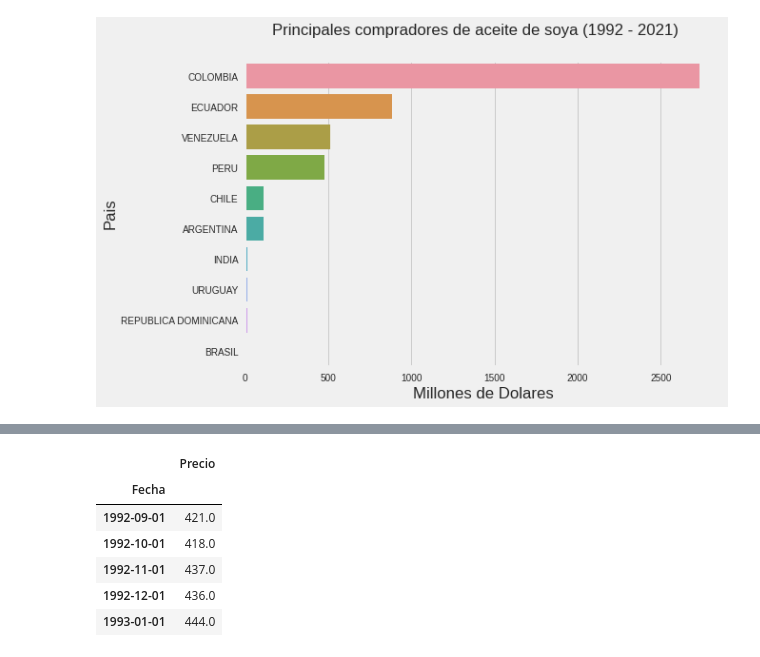
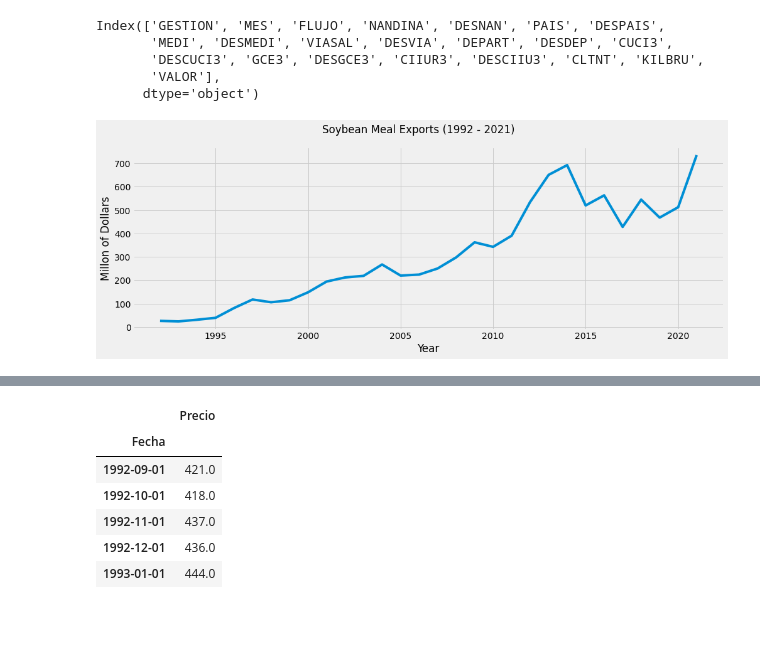
Before and after one commit to AdoxNotFound/nontraditional_exports_bolivia, a Jupyter notebook: 3. individual_analysis.ipynb, the cells around one changed output, grey strips where cells are left out. Drawn from its saved outputs; the diff is of its cells as text; code cells hidden in the pictures; blank space fills up the shorter version.

```diff
--- a/3. individual_analysis.ipynb
+++ b/3. individual_analysis.ipynb
@@ -26,16 +9,0 @@ plt.style.use('fivethirtyeight')
-# %%
-def cuci_expo(df, cuci, col, nombre):
-  df = df[(df['GESTION'] <= 2021) & (df['CUCI3'] == cuci)].groupby(['GESTION'])[col].sum().div(1000000).reset_index()
-  #df = df.rename(columns={"GESTION": "YEAR", "MES": "MONTH"})
-  #df['DATE'] = pd.to_datetime(df[['YEAR', 'MONTH']].assign(DAY=1))
-  #df = df.set_index('DATE')
-  df.fillna(0, inplace=True)
-  fig, axes = plt.subplots(figsize=(15, 5))
-  fig.suptitle('Exportaciones de ' + nombre + ' (1992 - 2021)')
-  axes.plot(df['GESTION'], df[col])
-  axes.set_xlabel('Gestion')
-  if col == 'VALOR_FOB':
-    axes.set_ylabel('Millones de Dolares')
-  elif col == 'KILBRU':
-    axes.set_ylabel('Mil Toneladas')
-  return plt.show()
@@ -196,4 +9,0 @@ h_bar_plot(df_expo, 813, 'VALOR_FOB', 'DESPAIS', 'torta de soya')
-# %%
-h_bar_plot(df_expo, 4211,'VALOR_FOB', 'DESPAIS', 'aceite de soya')
-# %% [output]
-[figure, removed]
@@ -202,0 +10,10 @@ df_harina = pd.read_excel(r"/content/drive/MyDrive/Data/Raw/Datos históricos F
+# %%
+# We read the data frame data from the previus notebook
+df_expo = pd.read_csv(r'./exportaciones_1992_2022.csv.zip', compression='zip', header=0, sep=',')
+df_expo.columns
+# %% [output]
+Index(['GESTION', 'MES', 'FLUJO', 'NANDINA', 'DESNAN', 'PAIS', 'DESPAIS',
+       'MEDI', 'DESMEDI', 'VIASAL', 'DESVIA', 'DEPART', 'DESDEP', 'CUCI3',
+       'DESCUCI3', 'GCE3', 'DESGCE3', 'CIIUR3', 'DESCIIU3', 'CLTNT', 'KILBRU',
+       'VALOR'],
+      dtype='object')
@@ -202,0 +23,19 @@ df_harina = pd.read_excel(r"/content/drive/MyDrive/Data/Raw/Datos históricos F
+# %%
+# Definimos esta funcion para generar una grafica de la evolucion individual de cada producto
+def cuci_expo(df, cuci, col, nombre):
+  df = df[(df['GESTION'] <= 2021) & (df['CUCI3'] == cuci)].groupby(['GESTION'])[col].sum().div(1000000).reset_index()
+  df.fillna(0, inplace=True)
+  fig, axes = plt.subplots(figsize=(15, 5))
+  fig.suptitle(nombre + ' Exports (1992 - 2021)')
+  axes.plot(df['GESTION'], df[col])
+  axes.set_xlabel('Year')
+  if col == 'VALOR':
+    axes.set_ylabel('Millon of Dollars')
+  elif col == 'KILBRU':
+    axes.set_ylabel('Thousand Tons')
+  return plt.show()
+# %%
+# visualizamos la evolucion del precio de la harina de soya
+cuci_expo(df_expo, 813, 'VALOR', 'Soybean Meal')
+# %% [output]
+[figure, added]
```
Also changed, not shown: parts of 60 cells of this notebook, 5 other files.
